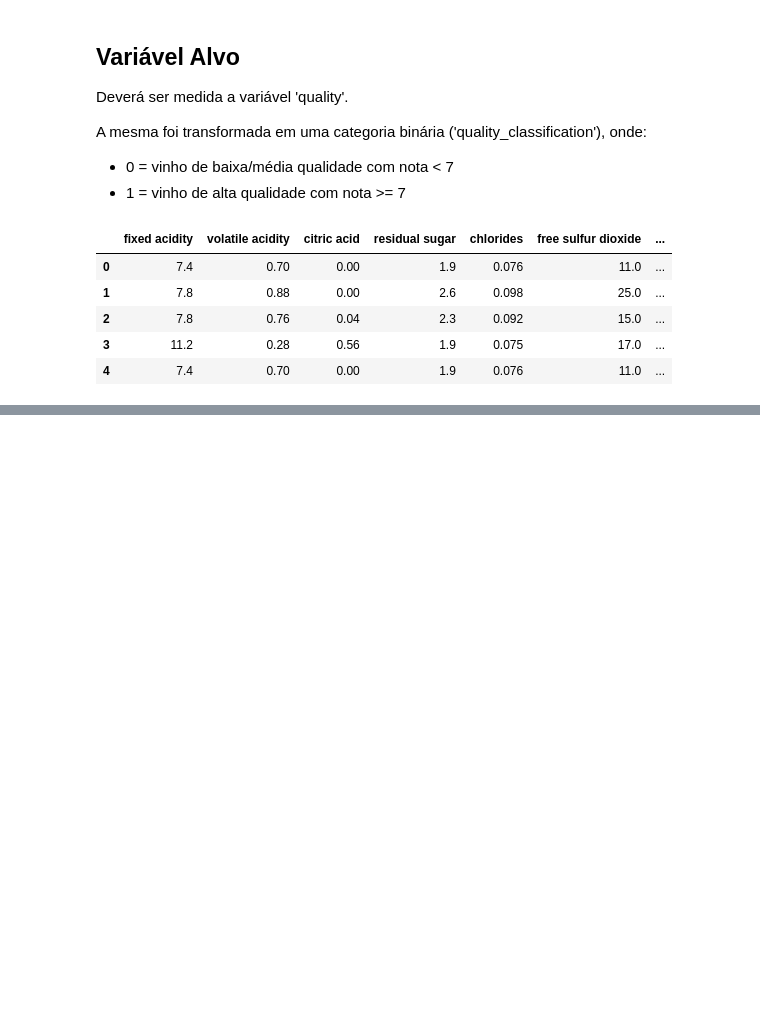
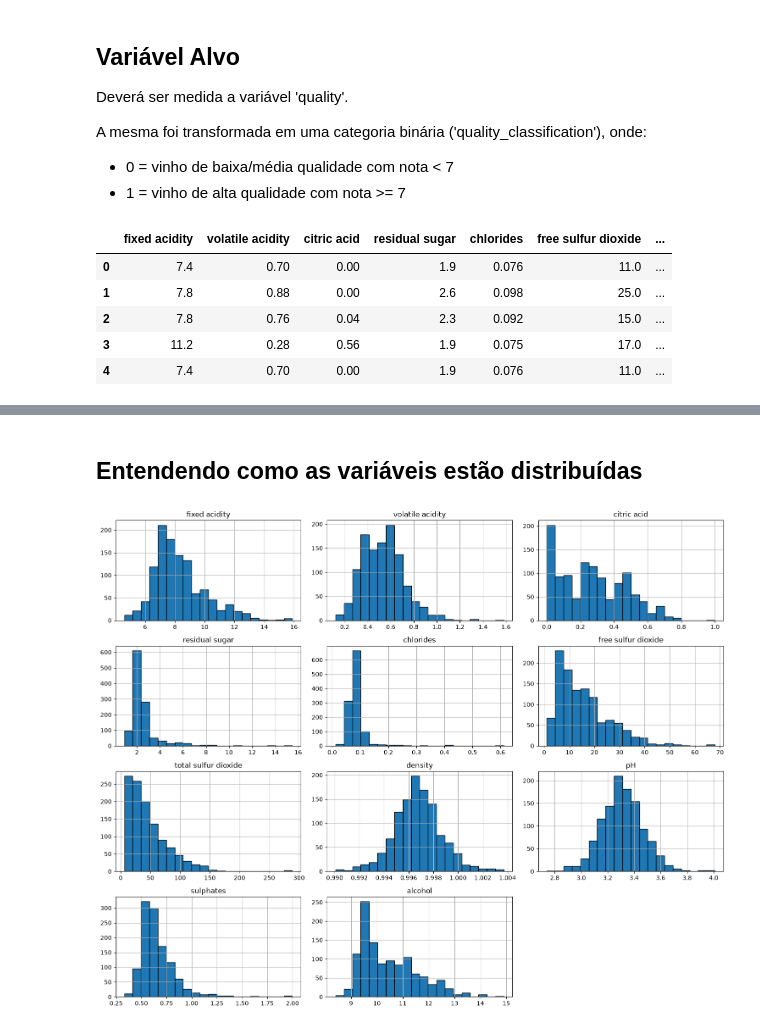
Before and after one commit to kamiikg/wine-quality-classification, a Jupyter notebook: notebooks/analise_wine_quality_classification.ipynb, the cells around one changed output, grey strips where cells are left out. Saved outputs shown, nothing was run; the diff lists cells and outputs as text; code cells hidden in the pictures; blank space fills up the shorter version.

```diff
--- a/notebooks/analise_wine_quality_classification.ipynb
+++ b/notebooks/analise_wine_quality_classification.ipynb
@@ -62,0 +166,17 @@ df_wine.head()
+# %% [markdown]
+## Entendendo como as variáveis estão distribuídas
+# %%
+features = df_wine.drop(
+    columns=['Id', 'quality', 'quality_classification']
+)
+
+features.hist(
+    figsize=(15, 12),
+    bins=20,
+    edgecolor='black'
+)
+
+plt.tight_layout()
+plt.show()
+# %% [output]
+[figure, added]
```
Also changed, not shown: parts of 27 cells of this notebook.
